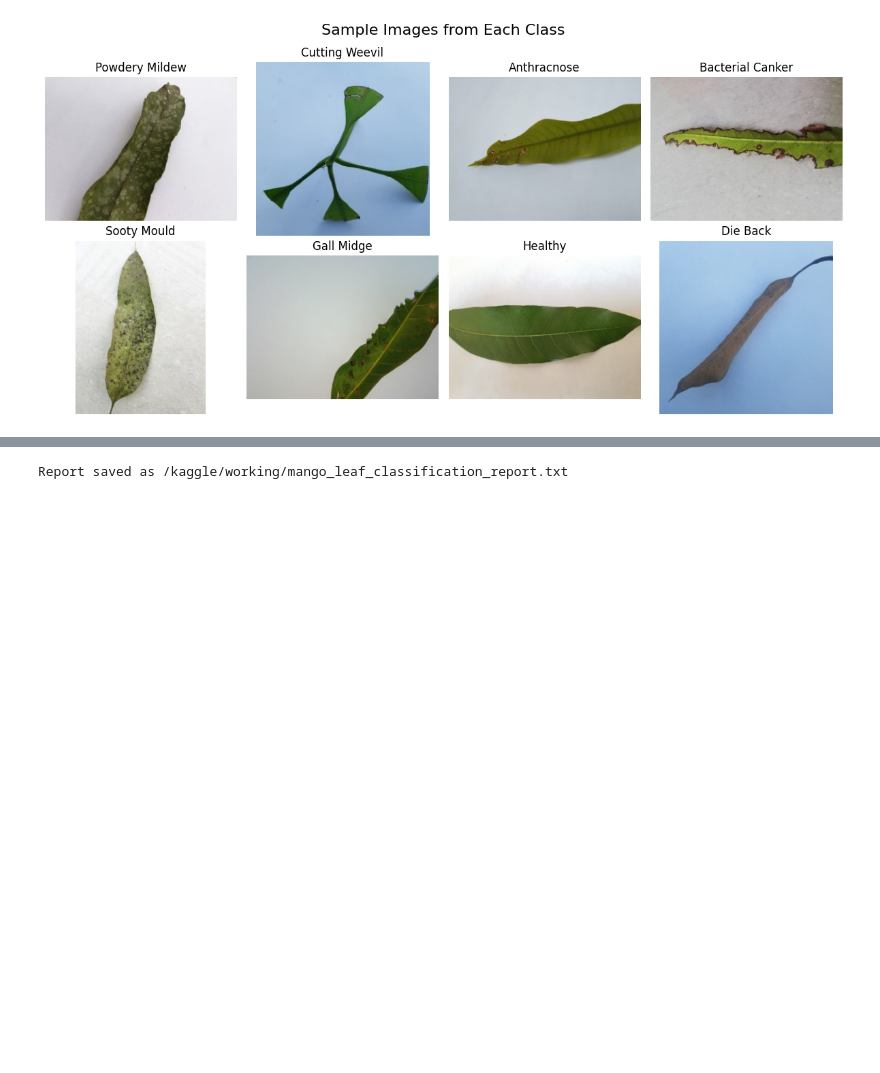
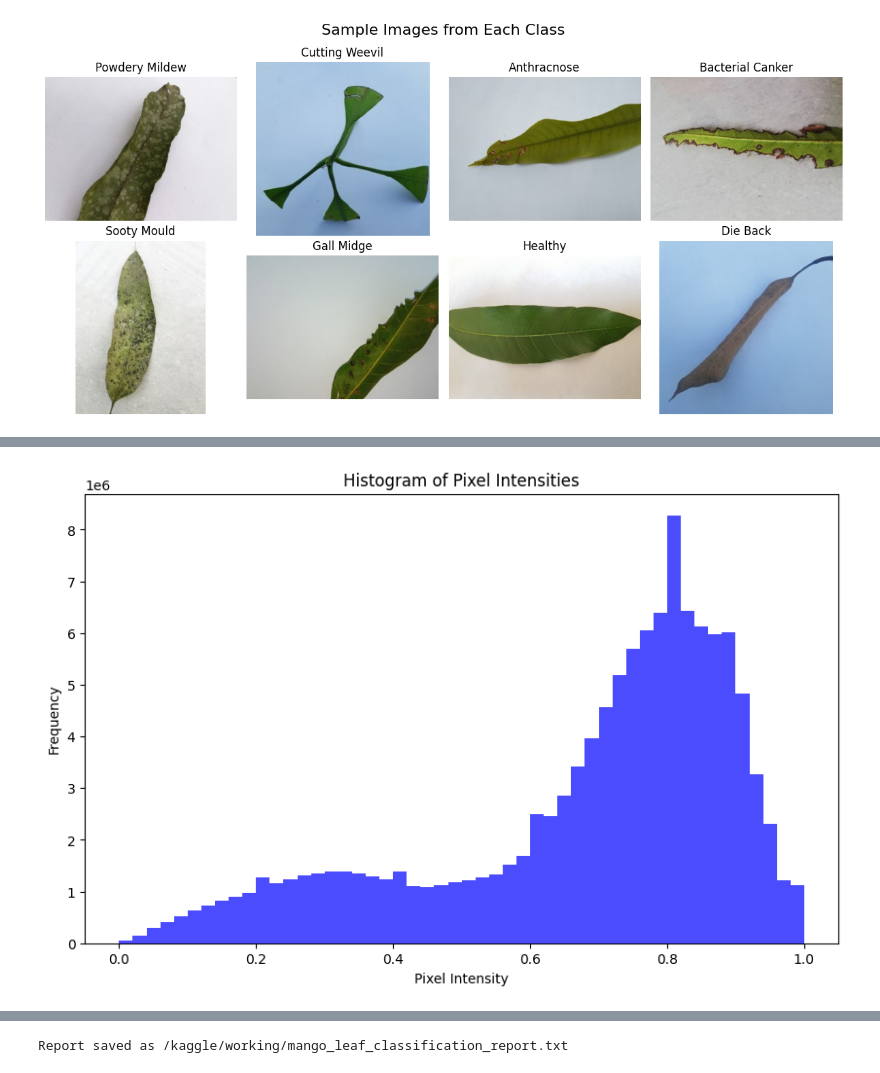
Before and after one commit to Sakibur-16/475Lab01, a Jupyter notebook: 475lab01.ipynb, the cells around one changed output, grey strips where cells are left out. Drawn from its saved outputs; the diff is of its cells as text; code cells hidden in the pictures; blank space fills up the shorter version.

```diff
--- a/475lab01.ipynb
+++ b/475lab01.ipynb
@@ -86,0 +96,32 @@ plt.show()
+# %%
+# Load dataset and preprocess images
+def load_dataset(img_size=(100, 100)):
+    X, y = [], []
+    image_paths = []
+    for label, class_name in enumerate(classes):
+        class_path = os.path.join(dataset_path, class_name)
+        image_files = glob(os.path.join(class_path, "*.jpg"))
+        for img_file in tqdm(image_files, desc=f"Processing {class_name}"):
+            img = cv2.imread(img_file)
+            img = cv2.resize(img, img_size)
+            img = cv2.cvtColor(img, cv2.COLOR_BGR2RGB)
+            X.append(img)
+            y.append(label)
+            image_paths.append(img_file)
+    return np.array(X), np.array(y), image_paths
+# %%
+# Load and preprocess data
+X, y, image_paths = load_dataset()
+X = X / 255.0  # Normalize pixel values
+X_flat = X.reshape(X.shape[0], -1)  # Flatten for Random Forest and Decision Tree
+# %%
+# Histogram of Pixel Intensities
+plt.figure(figsize=(10, 6))
+plt.hist(X.flatten(), bins=50, color='blue', alpha=0.7)
+plt.title("Histogram of Pixel Intensities")
+plt.xlabel("Pixel Intensity")
+plt.ylabel("Frequency")
+plt.savefig("/kaggle/working/pixel_histogram.png")
+plt.show()
+# %% [output]
+[figure, added]
```
Also changed, not shown: parts of 5 cells of this notebook.
